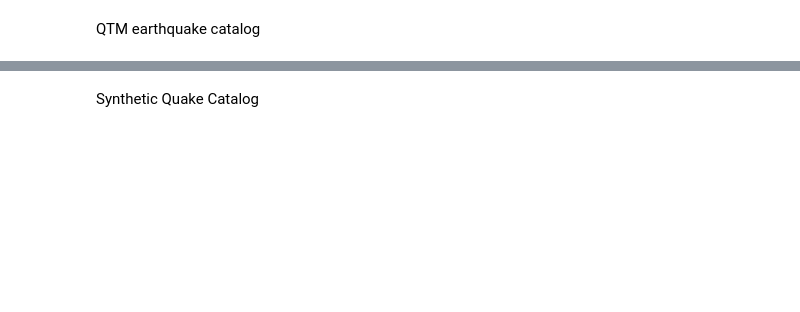
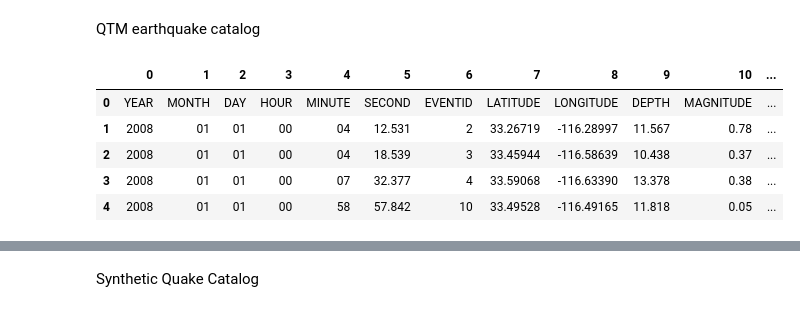
Before and after one commit to mdenolle/GeoCAST, a Jupyter notebook: data/get_quake_catalog.ipynb, the cells around one changed output, grey strips where cells are left out. Saved outputs shown, nothing was run; the diff lists cells and outputs as text; code cells hidden in the pictures; blank space fills up the shorter version.

```diff
--- a/data/get_quake_catalog.ipynb
+++ b/data/get_quake_catalog.ipynb
@@ -146,3 +144,24 @@ plt.show()
 monthly_event_counts.to_csv('data_scedc_catalog.csv', index=False)
 # %% [markdown]
 QTM earthquake catalog
+# %%
+# load the data from https://service.scedc.caltech.edu/ftp/QTMcatalog/qtm_final_12dev.hypo
+import requests
+r = requests.get('https://service.scedc.caltech.edu/ftp/QTMcatalog/qtm_final_12dev.hypo')
+# write the content to a file
+with open('qtm_final_12dev.hypo', 'wb') as f:
+    f.write(r.content)
+
+
+# and save it to a csv file
+data = pd.read_csv('qtm_final_12dev.hypo', delim_whitespace=True, header=None)
+# convert numerical columns to float
+data = data.apply(pd.to_numeric, errors='ignore')
+data.head()
+# %% [output]
+|  | 0 | 1 | 2 | 3 | 4 | 5 | 6 | 7 | 8 | 9 | 10 | ... |
+| 0 | YEAR | MONTH | DAY | HOUR | MINUTE | SECOND | EVENTID | LATITUDE | LONGITUDE | DEPTH | MAGNITUDE | ... |
+| 1 | 2008 | 01 | 01 | 00 | 04 | 12.531 | 2 | 33.26719 | -116.28997 | 11.567 | 0.78 | ... |
+| 2 | 2008 | 01 | 01 | 00 | 04 | 18.539 | 3 | 33.45944 | -116.58639 | 10.438 | 0.37 | ... |
+| 3 | 2008 | 01 | 01 | 00 | 07 | 32.377 | 4 | 33.59068 | -116.63390 | 13.378 | 0.38 | ... |
+| 4 | 2008 | 01 | 01 | 00 | 58 | 57.842 | 10 | 33.49528 | -116.49165 | 11.818 | 0.05 | ... |
```
Also changed, not shown: parts of 12 cells of this notebook, 39 other files.
